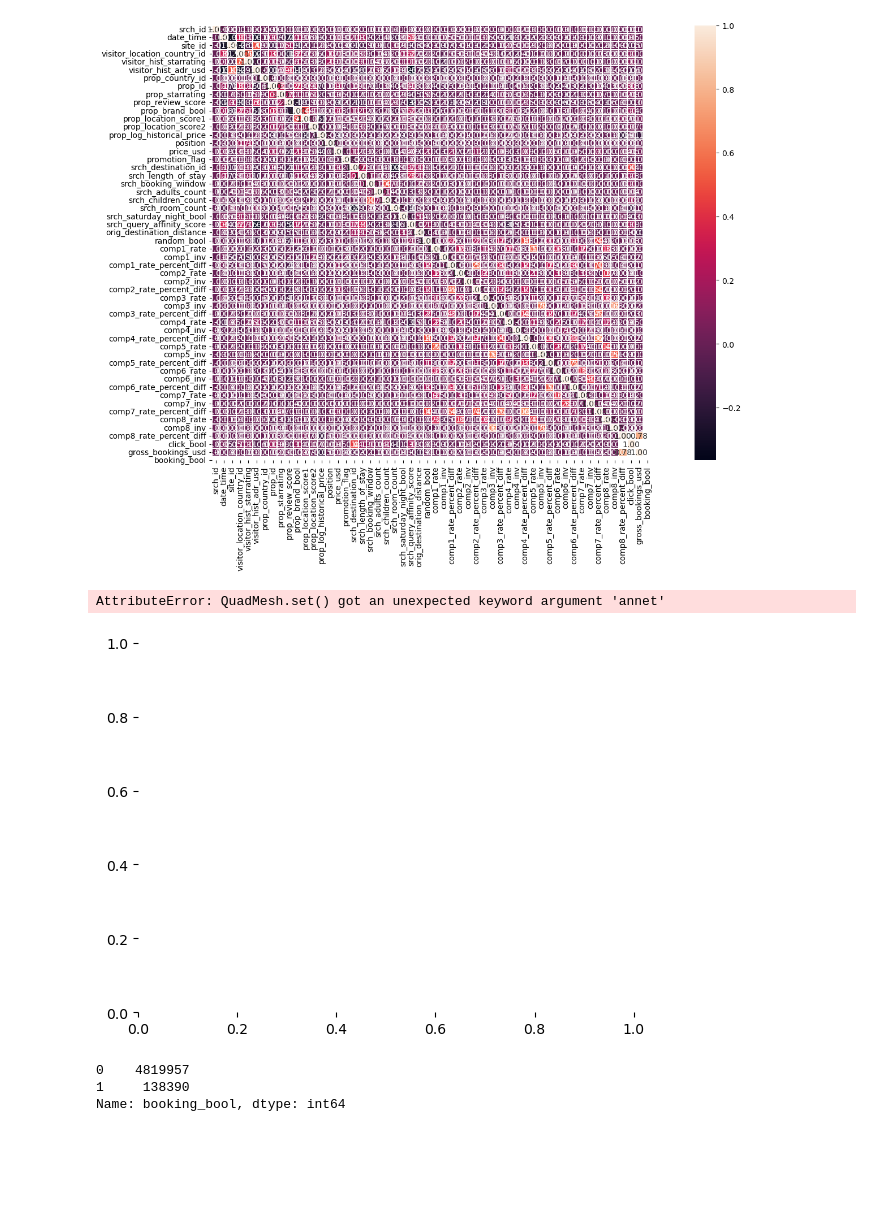
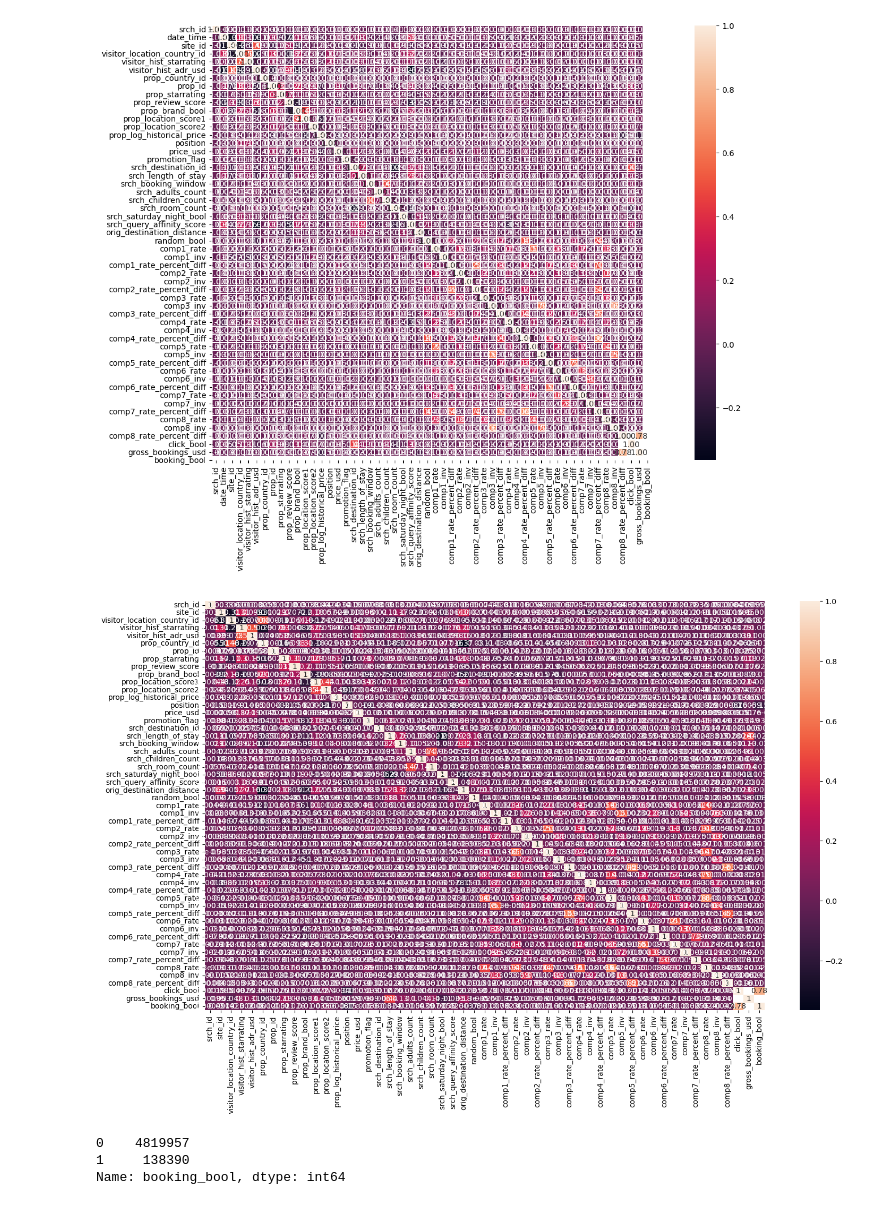
Before and after one commit to Revess/DMT2023_ass2, a Jupyter notebook: data_explanation.ipynb, the cells around one changed output. Saved outputs shown, nothing was run; the diff lists cells and outputs as text; code cells hidden in the pictures; blank space fills up the shorter version.

```diff
--- a/data_explanation.ipynb
+++ b/data_explanation.ipynb
@@ -118,11 +118,10 @@ plt.tight_layout()
 [figure]
 # %%
 trainingcor = trainingdf.corr()
-sns.heatmap(trainingcor, annet=True)
+sns.heatmap(trainingcor, annot=True)
 plt.show()
 # %% [output]
-AttributeError: QuadMesh.set() got an unexpected keyword argument 'annet'
-[figure, old version]
+[figure, new version]
 # %%
 trainingdf['booking_bool'].value_counts()
 # %% [output]
```
Also changed, not shown: 2 other files.
